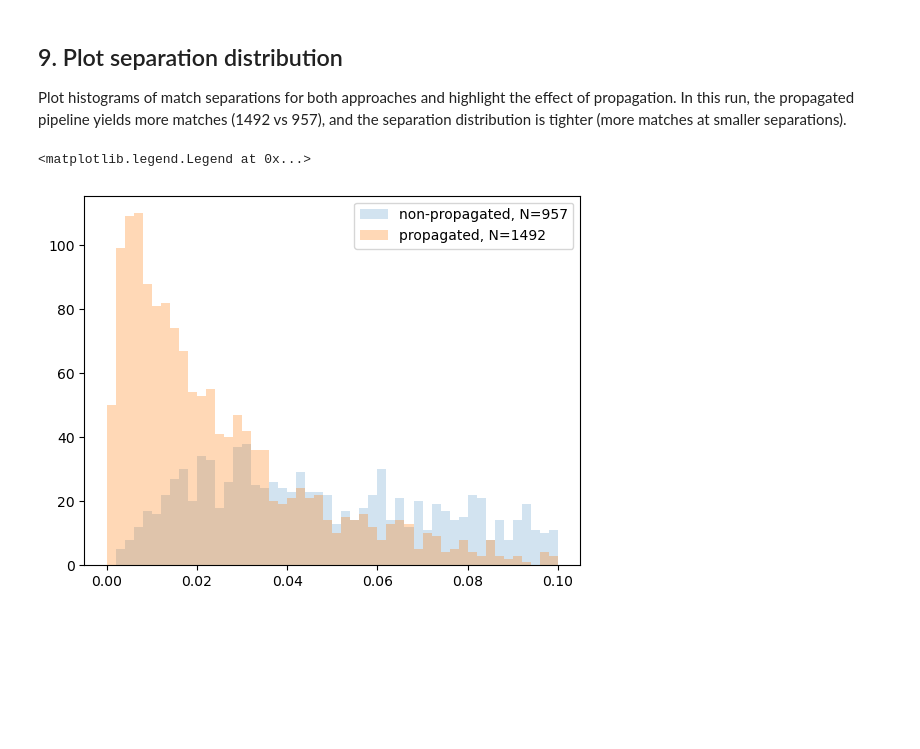
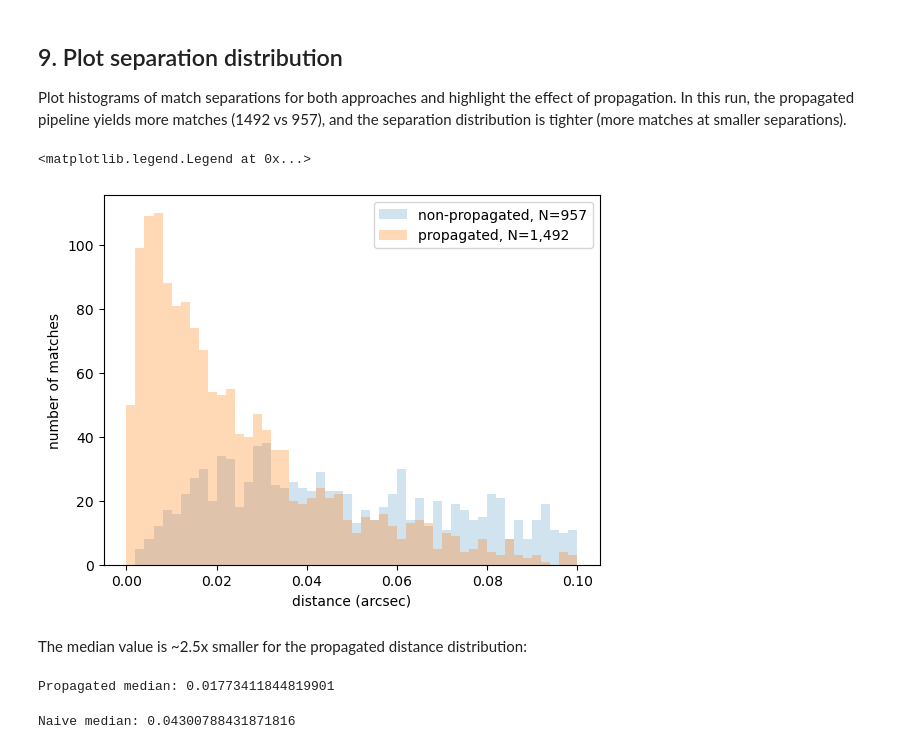
Before and after one commit to astronomy-commons/lsdb, a Jupyter notebook: docs/tutorials/pre_executed/dp1-gaia-epoch-prop.ipynb, the cells around one changed output. Drawn from its saved outputs; the diff is of its cells as text; code cells hidden in the pictures; blank space fills up the shorter version.

```diff
--- a/docs/tutorials/pre_executed/dp1-gaia-epoch-prop.ipynb
+++ b/docs/tutorials/pre_executed/dp1-gaia-epoch-prop.ipynb
@@ -43,10 +43,8 @@ Open the DP1 object catalog and retrieve its matching margin. This margin helps
 Here we use Rubin Science Platform path to DP1, please adjust as needed; see https://lsdb.io/dp1 for details.
 # %%
 base_path = UPath("/rubin/lsdb_data")
-dp1_object = lsdb.open_catalog(
-    base_path / "object_collection",
-    columns=[],
-)
+# Select the positional columns only
+dp1_object = lsdb.open_catalog(base_path / "object_collection", columns=["coord_ra", "coord_dec"])
 dp1_margin_arcsec = dp1_object.margin.hc_structure.catalog_info.margin_threshold
 # %% [markdown]
 ## 3. Derive a proper-motion filter
@@ -74,7 +74,8 @@ Create a helper that takes Gaia source attributes at the Gaia epoch and computes
 # %%
 def propagate_epoch(df, *, start, end):
     if len(df) == 0:
-        return df.assign(ra_corr=np.array([], dtype=float), dec_corr=np.array([], dtype=float))
+        col_type = np.array([], dtype=float)
+        return df[["ra", "dec"]].assign(ra_corr=col_type, dec_corr=col_type)
 
     start_coord = SkyCoord(
         ra=df["ra"].to_numpy() * units.deg,
@@ -89,7 +90,9 @@ def propagate_epoch(df, *, start, end):
     end_coord = start_coord.apply_space_motion(new_obstime=Time(end, format="byear"))
     df["ra_corr"] = end_coord.ra.deg
     df["dec_corr"] = end_coord.dec.deg
-    return df
+
+    # Return only the columns we need going forward
+    return df[["ra", "dec", "ra_corr", "dec_corr"]]
 
 
 propagated_gaia = gaia_dr3.map_partitions(propagate_epoch, start=gaia_dr3_epoch, end=dp1_epoch)
@@ -171,6 +174,8 @@ lsdb Catalog object_lc_x_gaia:
 As a point of comparison, perform a standard positional crossmatch using the Gaia positions at their original epoch (no propagation).
 # %%
 naive_matches = dp1_object.crossmatch(gaia_dr3, radius_arcsec=0.1, suffix_method="overlapping_columns")
+# Filter out objects with no matches
+naive_matches = naive_matches[~naive_matches["_dist_arcsec"].isna()]
 # %% [markdown]
 ## 8. Compute results with a local Dask client
 
@@ -203,21 +208,35 @@ Plot histograms of match separations for both approaches and highlight the effec
 # %%
 import matplotlib.pyplot as plt
 
 plt.hist(
     naive_matches_df["_dist_arcsec"],
     bins=np.linspace(0, 0.1, 51),
     histtype="stepfilled",
     alpha=0.2,
-    label=f"non-propagated, N={len(naive_matches_df)}",
+    label=f"non-propagated, N={len(naive_matches_df):,}",
 )
 plt.hist(
     best_matches_df["distance"],
     bins=np.linspace(0, 0.1, 51),
     histtype="stepfilled",
     alpha=0.3,
-    label=f"propagated, N={len(best_matches_df)}",
+    label=f"propagated, N={len(best_matches_df):,}",
 )
+plt.xlabel("distance (arcsec)")
+plt.ylabel("number of matches")
 plt.legend()
 # %% [output]
 <matplotlib.legend.Legend at 0x...>
-[figure, old version]
+[figure, new version]
+# %% [markdown]
+The median value is ~2.5x smaller for the propagated distance distribution:
+# %%
+propagated_median = np.median(best_matches_df["distance"])
+print("Propagated median:", propagated_median)
+# %% [output]
+Propagated median: 0.01773411844819901
+# %%
+naive_median = np.median(naive_matches_df["_dist_arcsec"])
+print("Naive median:", naive_median)
+# %% [output]
+Naive median: 0.04300788431871816
```
Also changed, not shown: parts of 7 cells of this notebook.
